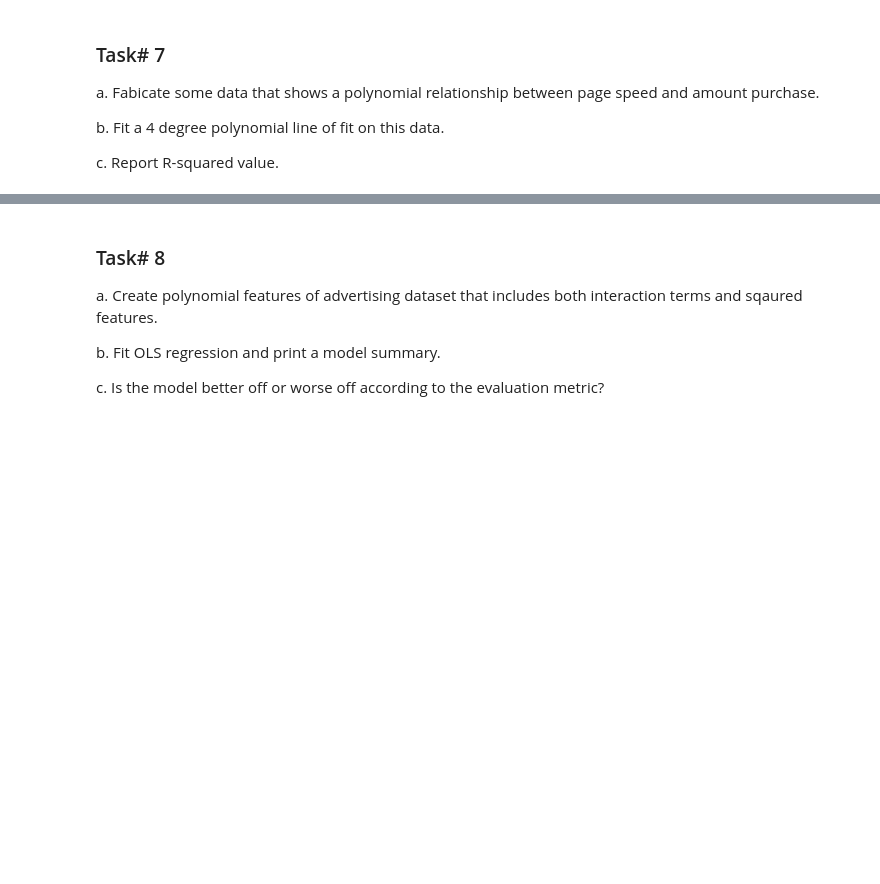
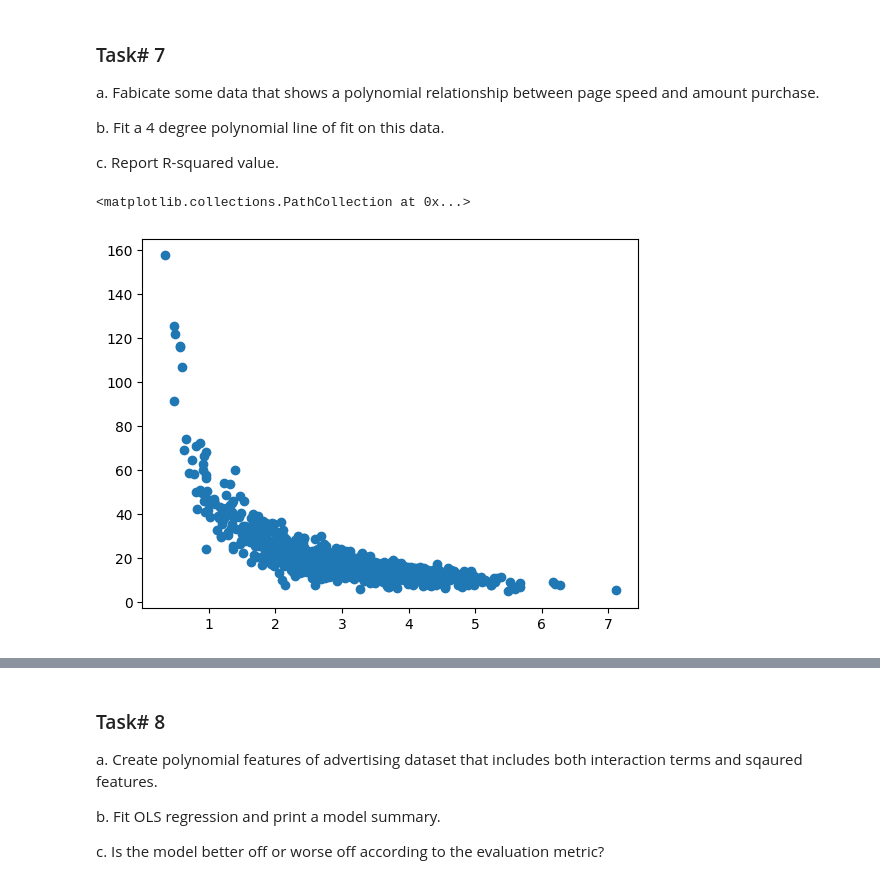
Before and after one commit to AyeshaAmjad0828/Data-Science-with-Python-101, a Jupyter notebook: Python Scripts - In Session/Linear_Regression.ipynb, the cells around one changed output, grey strips where cells are left out. Cells and saved outputs as stored; diff of their text form; code cells hidden in the pictures; blank space fills up the shorter version.

```diff
--- a/Python Scripts - In Session/Linear_Regression.ipynb
+++ b/Python Scripts - In Session/Linear_Regression.ipynb
@@ -73,3 +299,16 @@ a. Fabicate some data that shows a polynomial relationship between page speed an
 b. Fit a 4 degree polynomial line of fit on this data.
 
 c. Report R-squared value.
+# %%
+%matplotlib inline
+from pylab import *
+import numpy as np
+
+np.random.seed(2)
+pageSpeeds = np.random.normal(3.0, 1.0, 1000)
+purchaseAmount = np.random.normal(50.0, 10.0, 1000) / pageSpeeds
+
+scatter(pageSpeeds, purchaseAmount)
+# %% [output]
+<matplotlib.collections.PathCollection at 0x...>
+[figure, added]
```
Also changed, not shown: parts of 55 cells of this notebook, 1 other file.
